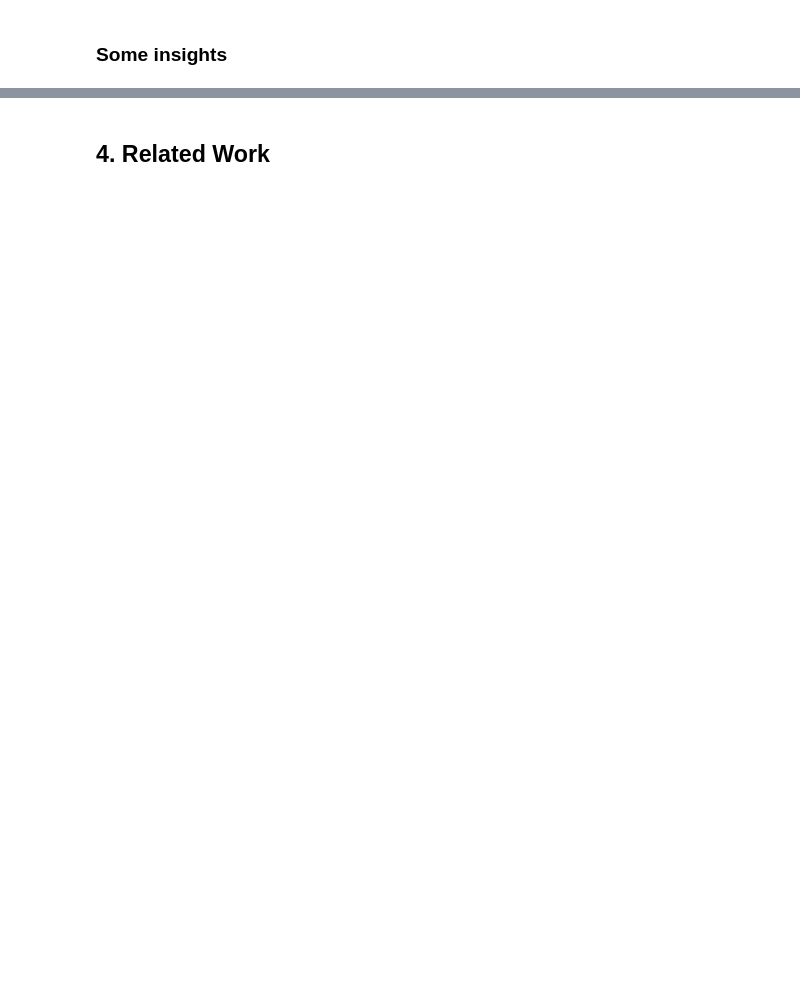
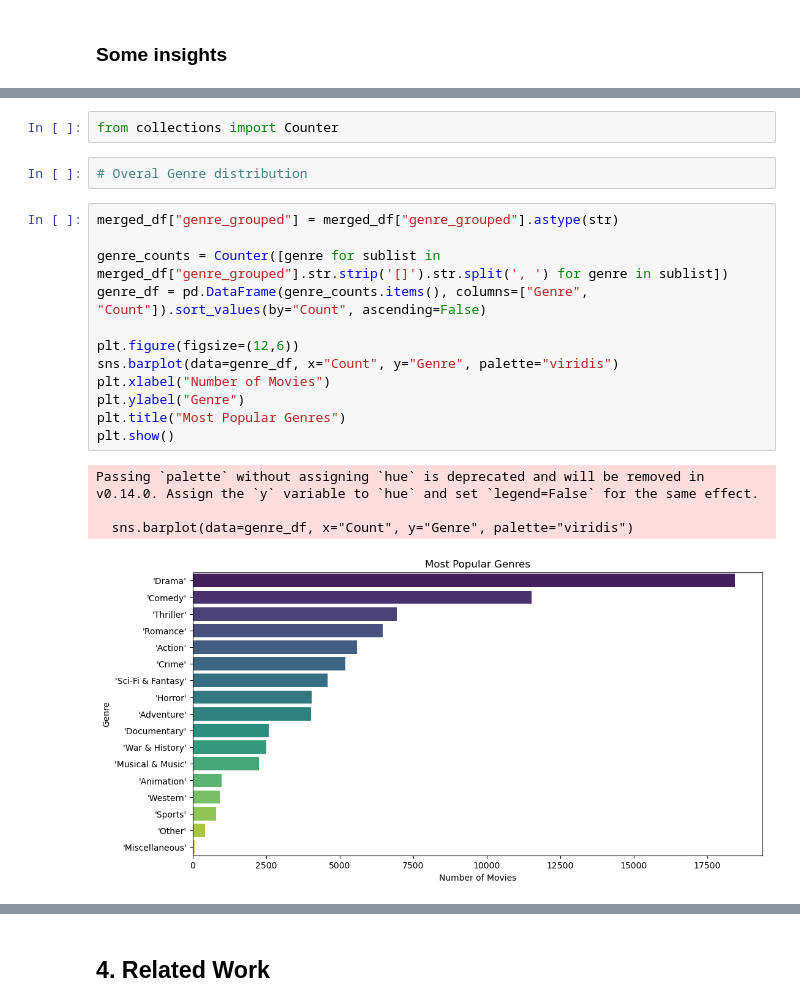
Before and after one commit to com-480-data-visualization/404NotFound, a Jupyter notebook: Milestones/Milestone1.ipynb, the cells around one changed output, grey strips where cells are left out. Saved outputs shown, nothing was run; the diff lists cells and outputs as text; blank space fills up the shorter version.

Commit message:
Exploratory data analysis

```diff
--- a/Milestones/Milestone1.ipynb
+++ b/Milestones/Milestone1.ipynb
@@ -276,0 +363,21 @@ We observe that, even though we need to be cautious with the increasing missing
+# %%
+from collections import Counter
+# %%
+# Overal Genre distribution
+# %%
+merged_df["genre_grouped"] = merged_df["genre_grouped"].astype(str)
+
+genre_counts = Counter([genre for sublist in merged_df["genre_grouped"].str.strip('[]').str.split(', ') for genre in sublist])
+genre_df = pd.DataFrame(genre_counts.items(), columns=["Genre", "Count"]).sort_values(by="Count", ascending=False)
+
+plt.figure(figsize=(12,6))
+sns.barplot(data=genre_df, x="Count", y="Genre", palette="viridis")
+plt.xlabel("Number of Movies")
+plt.ylabel("Genre")
+plt.title("Most Popular Genres")
+plt.show()
+# %% [output]
+Passing `palette` without assigning `hue` is deprecated and will be removed in v0.14.0. Assign the `y` variable to `hue` and set `legend=False` for the same effect.
+
+  sns.barplot(data=genre_df, x="Count", y="Genre", palette="viridis")
+[figure, added]
```
Also changed, not shown: parts of 46 cells of this notebook, 1 other file.
